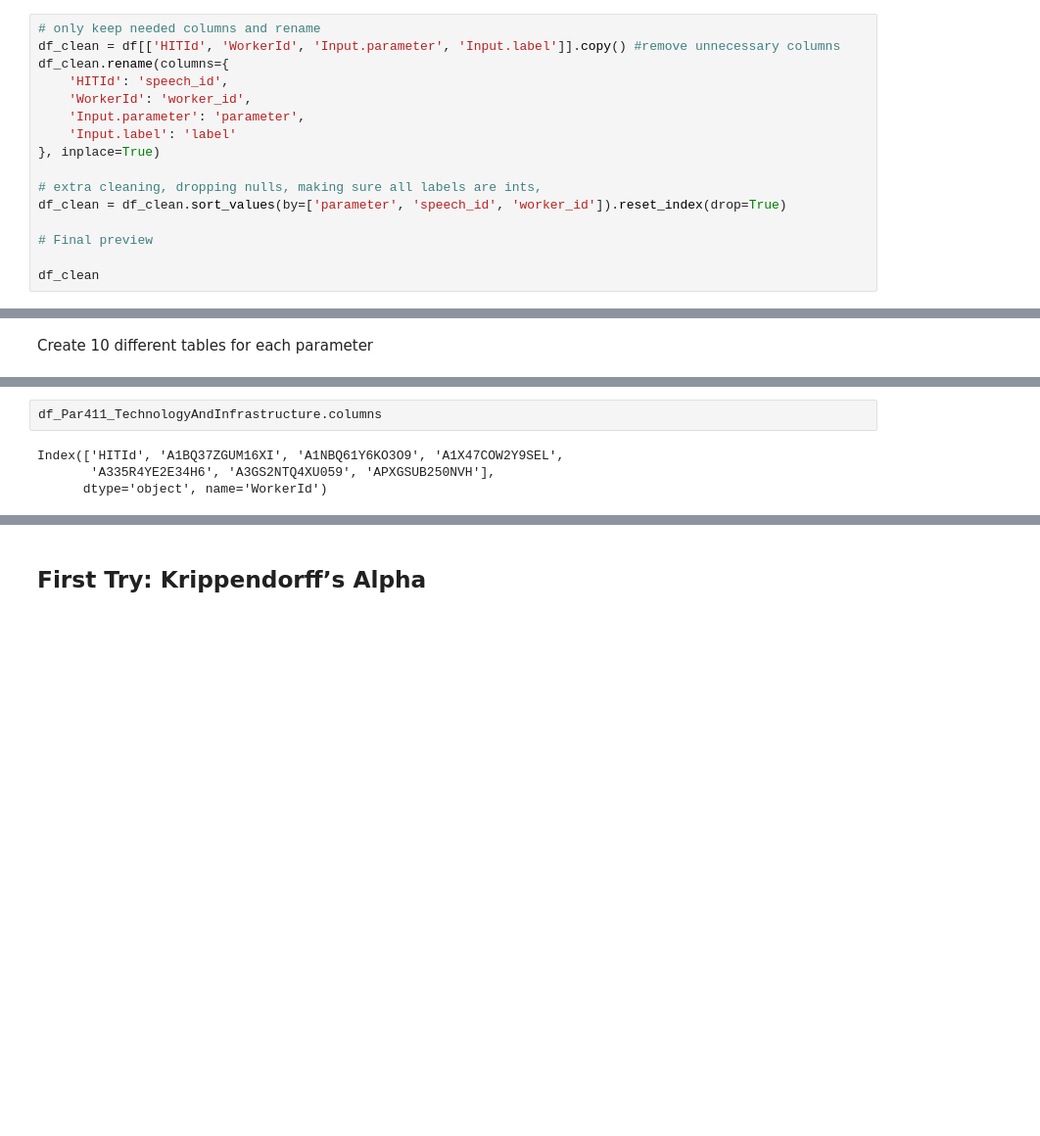
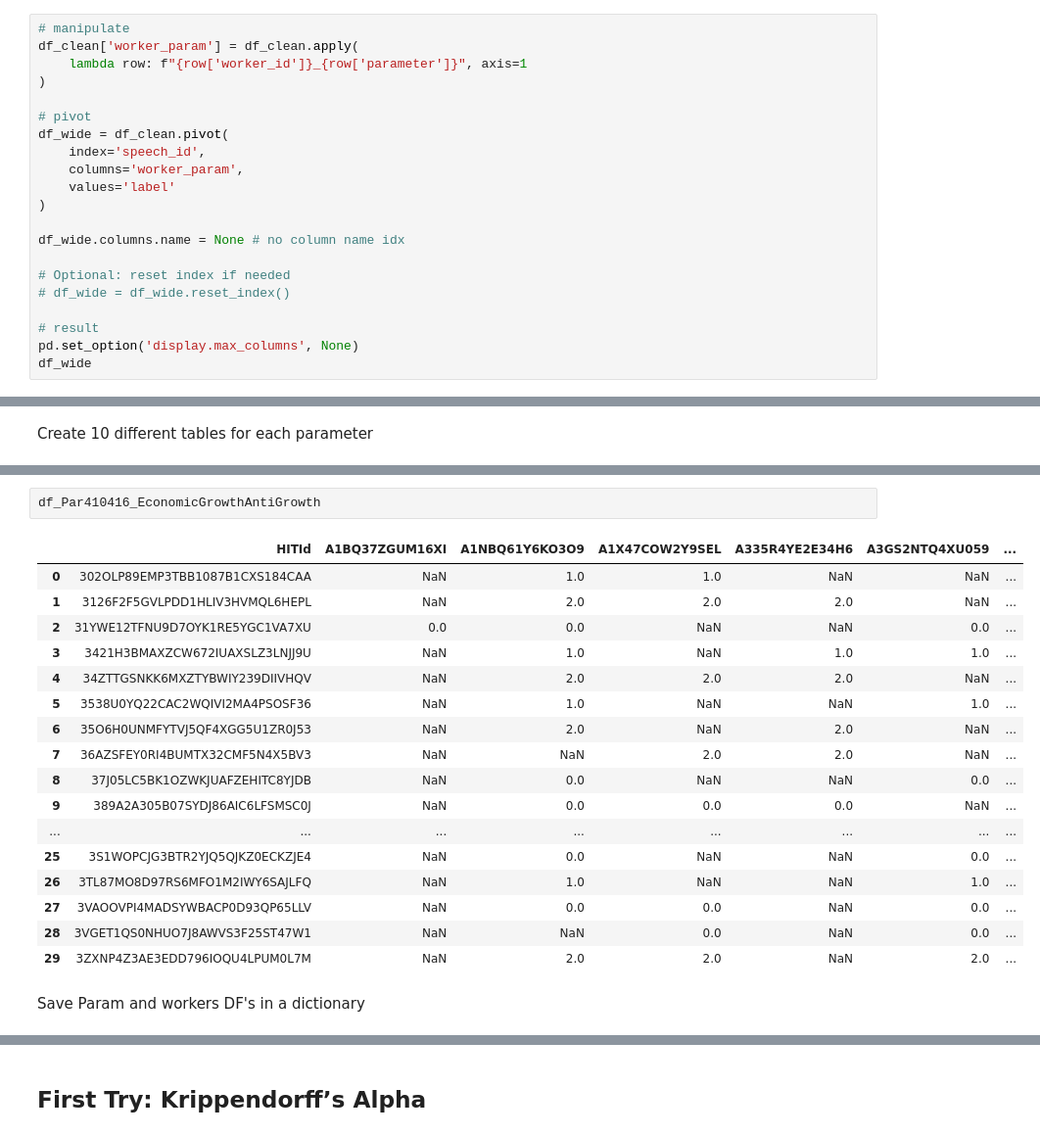
Before and after one commit to toletich311/manifesto_annotations, a Jupyter notebook: Annotations/Annotations_Descriptive_Statistics.ipynb, the cells around one changed output, grey strips where cells are left out. Shown at 98% size. Saved outputs shown, nothing was run; the diff lists cells and outputs as text; blank space fills up the shorter version.

```diff
--- a/Annotations/Annotations_Descriptive_Statistics.ipynb
+++ b/Annotations/Annotations_Descriptive_Statistics.ipynb
@@ -52,16 +89,21 @@ df = pd.read_csv("./gold_dataset.csv")
 # %%
-# only keep needed columns and rename
-df_clean = df[['HITId', 'WorkerId', 'Input.parameter', 'Input.label']].copy() #remove unnecessary columns
-df_clean.rename(columns={
-    'HITId': 'speech_id',
-    'WorkerId': 'worker_id',
-    'Input.parameter': 'parameter',
-    'Input.label': 'label'
-}, inplace=True)
+# manipulate
+df_clean['worker_param'] = df_clean.apply(
+    lambda row: f"{row['worker_id']}_{row['parameter']}", axis=1
+)
 
-# extra cleaning, dropping nulls, making sure all labels are ints,
-df_clean = df_clean.sort_values(by=['parameter', 'speech_id', 'worker_id']).reset_index(drop=True)
+# pivot
+df_wide = df_clean.pivot(
+    index='speech_id',
+    columns='worker_param',
+    values='label'
+)
 
-# Final preview
+df_wide.columns.name = None # no column name idx
 
-df_clean
+# Optional: reset index if needed
+# df_wide = df_wide.reset_index()
+
+# result
+pd.set_option('display.max_columns', None)
+df_wide
@@ -123,8 +149,24 @@ Created variable: df_Par401403_FreeMarket_MarketRegulation
 Created variable: df_Par701702_LabourGroups
 Created variable: df_Par411_TechnologyAndInfrastructure
 # %%
-df_Par411_TechnologyAndInfrastructure.columns
+df_Par410416_EconomicGrowthAntiGrowth
 # %% [output]
-Index(['HITId', 'A1BQ37ZGUM16XI', 'A1NBQ61Y6KO3O9', 'A1X47COW2Y9SEL',
-       'A335R4YE2E34H6', 'A3GS2NTQ4XU059', 'APXGSUB250NVH'],
-      dtype='object', name='WorkerId')
+|  | HITId | A1BQ37ZGUM16XI | A1NBQ61Y6KO3O9 | A1X47COW2Y9SEL | A335R4YE2E34H6 | A3GS2NTQ4XU059 | ... |
+| 0 | 302OLP89EMP3TBB1087B1CXS184CAA | NaN | 1.0 | 1.0 | NaN | NaN | ... |
+| 1 | 3126F2F5GVLPDD1HLIV3HVMQL6HEPL | NaN | 2.0 | 2.0 | 2.0 | NaN | ... |
+| 2 | 31YWE12TFNU9D7OYK1RE5YGC1VA7XU | 0.0 | 0.0 | NaN | NaN | 0.0 | ... |
+| 3 | 3421H3BMAXZCW672IUAXSLZ3LNJJ9U | NaN | 1.0 | NaN | 1.0 | 1.0 | ... |
+| 4 | 34ZTTGSNKK6MXZTYBWIY239DIIVHQV | NaN | 2.0 | 2.0 | 2.0 | NaN | ... |
+| 5 | 3538U0YQ22CAC2WQIVI2MA4PSOSF36 | NaN | 1.0 | NaN | NaN | 1.0 | ... |
+| 6 | 35O6H0UNMFYTVJ5QF4XGG5U1ZR0J53 | NaN | 2.0 | NaN | 2.0 | NaN | ... |
+| 7 | 36AZSFEY0RI4BUMTX32CMF5N4X5BV3 | NaN | NaN | 2.0 | 2.0 | NaN | ... |
+| 8 | 37J05LC5BK1OZWKJUAFZEHITC8YJDB | NaN | 0.0 | NaN | NaN | 0.0 | ... |
+| 9 | 389A2A305B07SYDJ86AIC6LFSMSC0J | NaN | 0.0 | 0.0 | 0.0 | NaN | ... |
+| ... | ... | ... | ... | ... | ... | ... | ... |
+| 25 | 3S1WOPCJG3BTR2YJQ5QJKZ0ECKZJE4 | NaN | 0.0 | NaN | NaN | 0.0 | ... |
+| 26 | 3TL87MO8D97RS6MFO1M2IWY6SAJLFQ | NaN | 1.0 | NaN | NaN | 1.0 | ... |
+| 27 | 3VAOOVPI4MADSYWBACP0D93QP65LLV | NaN | 0.0 | 0.0 | NaN | 0.0 | ... |
+| 28 | 3VGET1QS0NHUO7J8AWVS3F25ST47W1 | NaN | NaN | 0.0 | NaN | 0.0 | ... |
+| 29 | 3ZXNP4Z3AE3EDD796IOQU4LPUM0L7M | NaN | 2.0 | 2.0 | NaN | 2.0 | ... |
+# %% [markdown]
+Save Param and workers DF's in a dictionary
```
Also changed, not shown: parts of 23 cells of this notebook.
